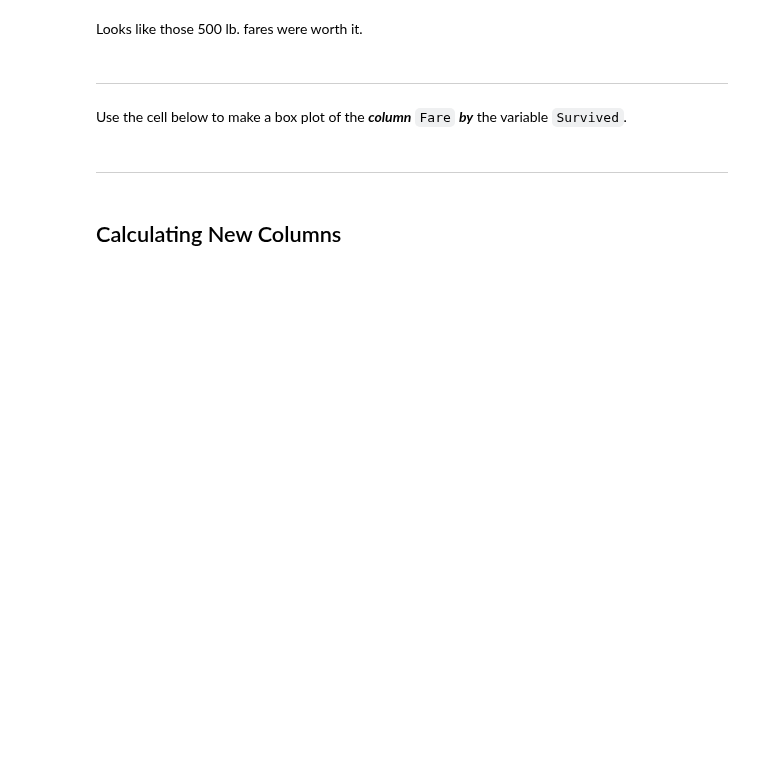
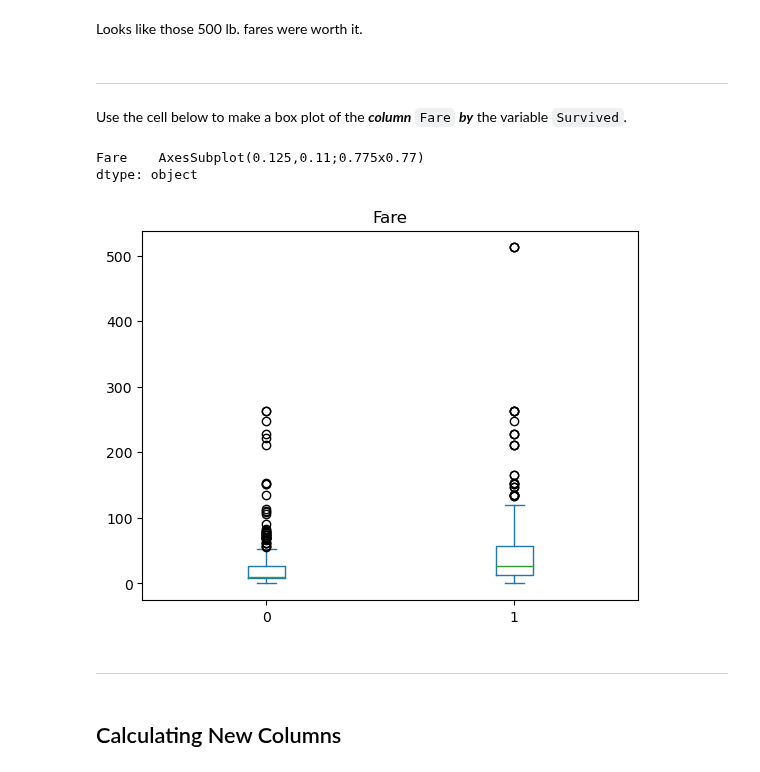
Before and after one commit to psychdatascience/FDS-CourseTwo, a Jupyter notebook: tu11_re_PandasReview.ipynb, the cells around one changed output. Cells and saved outputs as stored; diff of their text form; code cells hidden in the pictures; blank space fills up the shorter version.

```diff
--- a/tu11_re_PandasReview.ipynb
+++ b/tu11_re_PandasReview.ipynb
@@ -267,6 +263,11 @@ Looks like those 500 lb. fares were worth it.
 Use the cell below to make a box plot of the ***column*** `Fare` ***by*** the variable `Survived`.
 # %%
 # boxplot of Fare paid by Survival status
+fare_surv.plot.box(column='Fare', by="Survived")
+# %% [output]
+Fare    AxesSubplot(0.125,0.11;0.775x0.77)
+dtype: object
+[figure, added]
 # %% [markdown]
 ---
 # %% [markdown]
```
Also changed, not shown: parts of 2 cells of this notebook, 1 other file.
